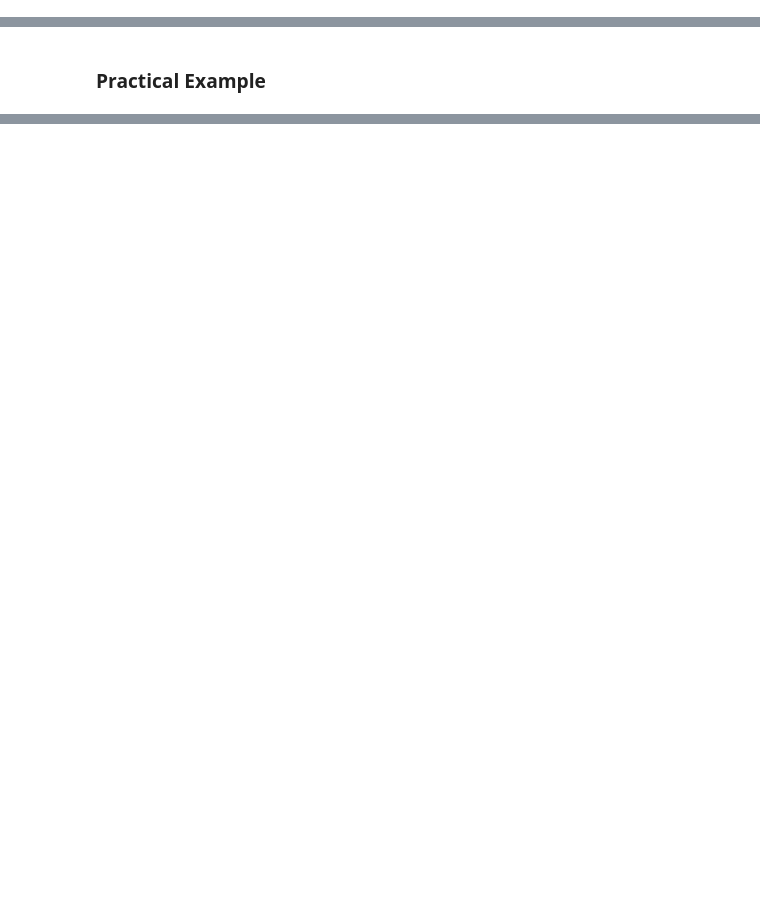
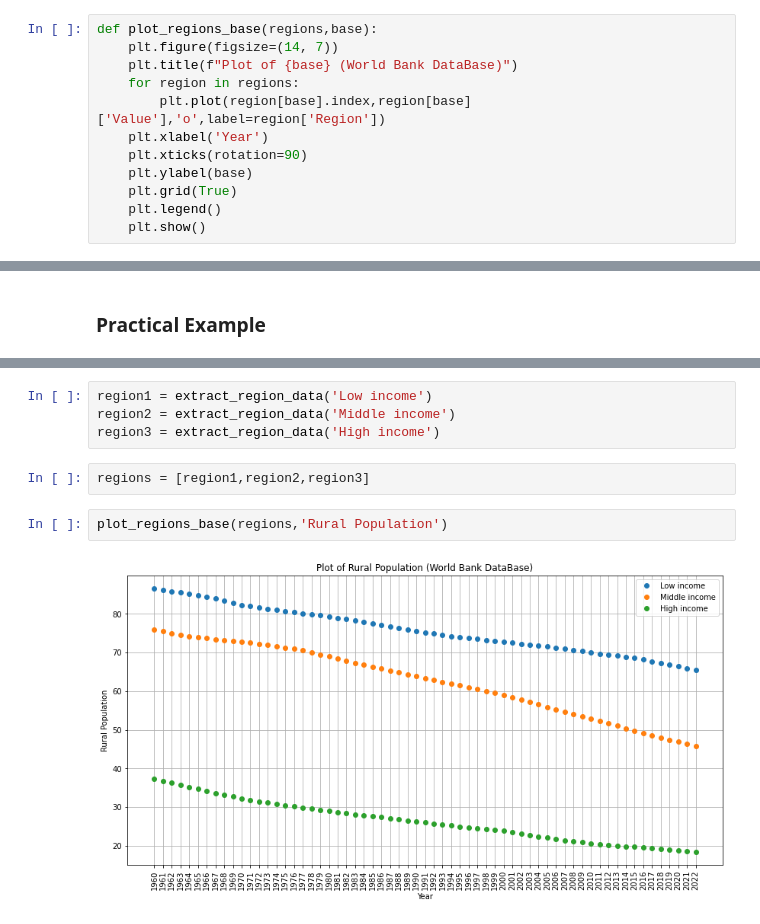
Before and after one commit to blankhall98/Agriculture-and-Development, a Jupyter notebook: scripts/Data Reading and Analysis.ipynb, the cells around one changed output, grey strips where cells are left out. Saved outputs shown, nothing was run; the diff lists cells and outputs as text; blank space fills up the shorter version.

```diff
--- a/scripts/Data Reading and Analysis.ipynb
+++ b/scripts/Data Reading and Analysis.ipynb
@@ -97,0 +116,12 @@ def compare_region_bases(region,base1,base2):
+# %%
+def plot_regions_base(regions,base):
+    plt.figure(figsize=(14, 7))
+    plt.title(f"Plot of {base} (World Bank DataBase)")
+    for region in regions:
+        plt.plot(region[base].index,region[base]['Value'],'o',label=region['Region'])
+    plt.xlabel('Year')
+    plt.xticks(rotation=90)
+    plt.ylabel(base)
+    plt.grid(True)
+    plt.legend()
+    plt.show()
@@ -106 +156,11 @@ plot_region_base(country,'Agricultural Share of GDP')
+# %%
+region1 = extract_region_data('Low income')
+region2 = extract_region_data('Middle income')
+region3 = extract_region_data('High income')
+# %%
+regions = [region1,region2,region3]
+# %%
+plot_regions_base(regions,'Rural Population')
+# %% [output]
+[figure, added]
 # %%
```
Also changed, not shown: parts of 13 cells of this notebook, 3 other files.
